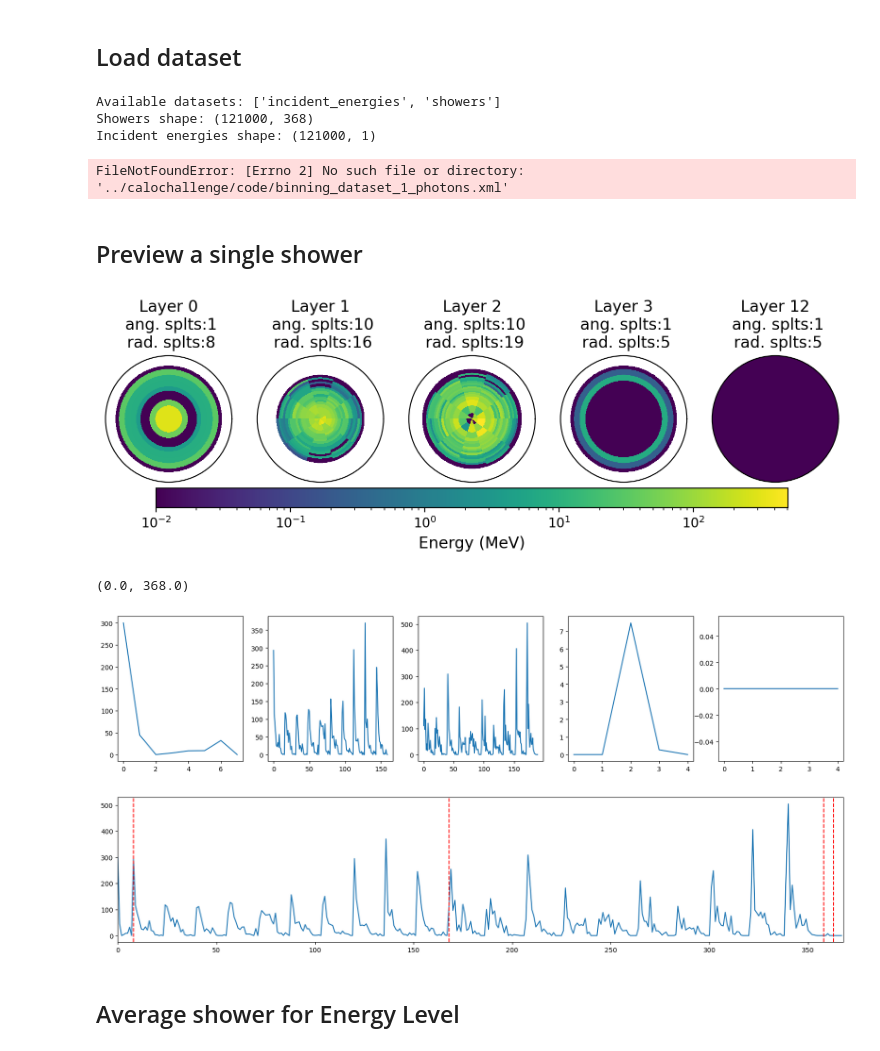
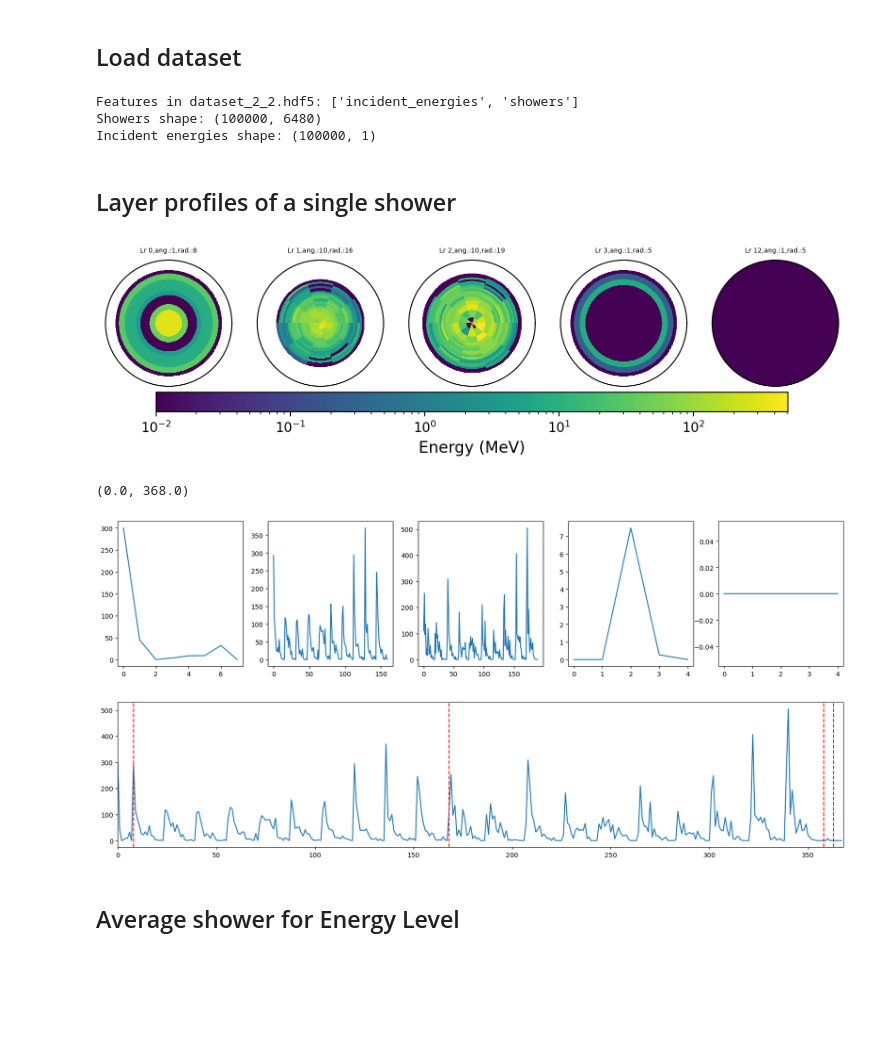
Before and after one commit to pgeorgantopoulos/fastsim, a Jupyter notebook: CaloChallenge-data.ipynb, the cells around one changed output. Saved outputs shown, nothing was run; the diff lists cells and outputs as text; code cells hidden in the pictures; blank space fills up the shorter version.

```diff
--- a/CaloChallenge-data.ipynb
+++ b/CaloChallenge-data.ipynb
@@ -39,56 +51,64 @@ import matplotlib.pyplot as plt
 import sys
 sys.path.append('../CaloChallenge/code/')
 from HighLevelFeatures import HighLevelFeatures as HLF
+import os
 
 # === Path to your dataset ===
-filename = "../calo-data/dataset_1_photons_1.hdf5"  # change this to your file
+# filename = "../calo-data/dataset_1_pions_1.hdf5"
+# filename = "../calo-data/dataset_1_pions_2.hdf5"
+# filename = "../calo-data/dataset_1_photons_1.hdf5"
+# filename = "../calo-data/dataset_1_photons_2.hdf5"
+# filename = "../calo-data/dataset_2_1.hdf5"
+# filename = "../calo-data/dataset_2_2.hdf5"
+# filename = "../calo-data/dataset_3.hdf5"
+
+i_idcs = None
+# i_idcs = np.arange(0,100)
 
 # === Open the HDF5 file ===
 with h5py.File(filename, "r") as f:
-    print("Available datasets:", list(f.keys()))
+    print("Features in " + os.path.basename(filename) + ":", list(f.keys()))
 
-    # Load the datasets
-    showers = f["showers"][:]          # shape (N_events, N_voxels)
-    incident_energies = f["incident_energies"][:]  # shape (N_events,)
+    showers = f["showers"][i_idcs,:] if i_idcs is not None else f["showers"]
+    showers = np.array(showers)
+    incident_energies = f["incident_energies"][i_idcs] if i_idcs is not None else f["incident_energies"]
+    incident_energies = np.array(incident_energies)
 
 print("Showers shape:", showers.shape)
 print("Incident energies shape:", incident_energies.shape)
-
-HLF_1_photons = HLF('photon', filename='../calochallenge/code/binning_dataset_1_photons.xml')
-
-df_energies = pd.DataFrame(incident_energies)
-df_showers = pd.DataFrame(showers)
-# for i in range(0,368):
-#     showers[:,i] = (i+1)*0.001
 # %% [output]
-Available datasets: ['incident_energies', 'showers']
-Showers shape: (121000, 368)
-Incident energies shape: (121000, 1)
+Features in dataset_2_2.hdf5: ['incident_energies', 'showers']
+Showers shape: (100000, 6480)
+Incident energies shape: (100000, 1)
-FileNotFoundError: [Errno 2] No such file or directory: '../calochallenge/code/binning_dataset_1_photons.xml'
 # %% [markdown]
-## Preview a single shower
+## Layer profiles of a single shower
 # %%
 i_idx = 0 # incident id
 
-HLF_1_photons.DrawSingleShower(showers[i_idx])
+hlf = HLF('photon', filename='../CaloChallenge/code/binning_dataset_1_photons.xml')
+# hlf = HLF('electron', filename='../CaloChallenge/code/binning_dataset_2.xml')
 
-num_layers = len(HLF_1_photons.relevantLayers)
+shower = showers[i_idx, :]
+
+hlf.DrawSingleShower(shower)
+
+num_layers = len(hlf.relevantLayers)
+
+lr_bound = np.unique(hlf.bin_edges)
 
 plt.figure(figsize=(20,4))
-lr_bound = np.unique(HLF_1_photons.bin_edges)
 for lr_idx in range(0,num_layers):
-    plt.subplot(1,5, lr_idx+1)
-    shower = showers[i_idx, lr_bound[lr_idx]:lr_bound[lr_idx+1]]
-    plt.plot(shower)
+    plt.subplot(1,num_layers, lr_idx+1)
+    plt.plot(showers[i_idx, lr_bound[lr_idx]:lr_bound[lr_idx+1]])
+
 
 plt.figure(figsize=(20,4))
-shower = showers[i_idx, :]
 plt.plot(shower)
 for lr_idx in range(0,num_layers):
     plt.axvline(x=lr_bound[lr_idx], color='red', linestyle='--')
-plt.xlim(0,368)
+plt.xlim(0,np.array(shower.shape).prod())
 # %% [output]
-[figure, old version]
+[figure, new version]
 (0.0, 368.0)
 [figure]
 [figure]
```
Also changed, not shown: parts of 3 cells of this notebook, 2 other files.
